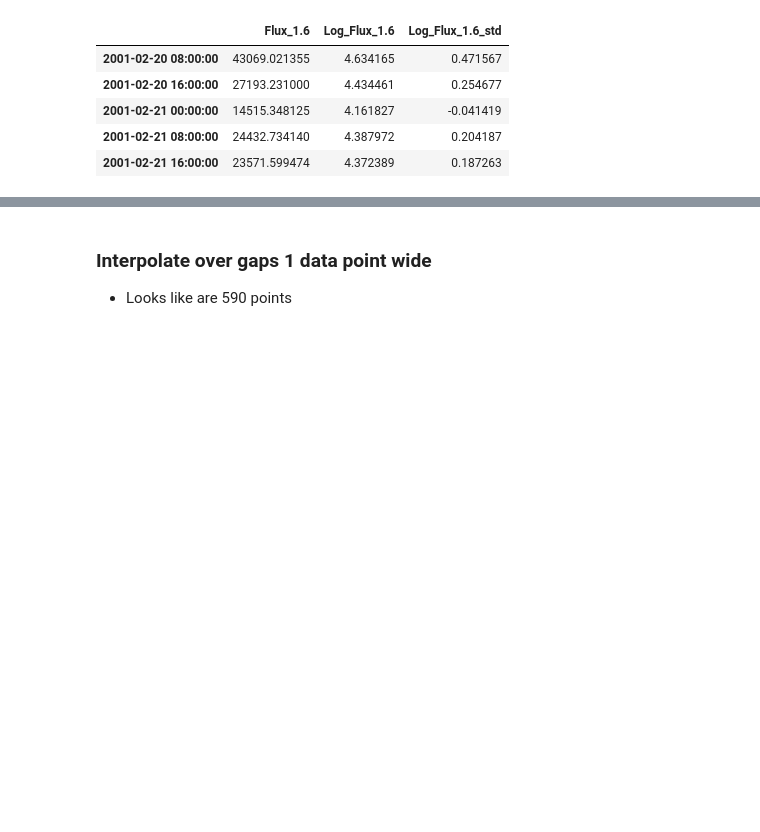
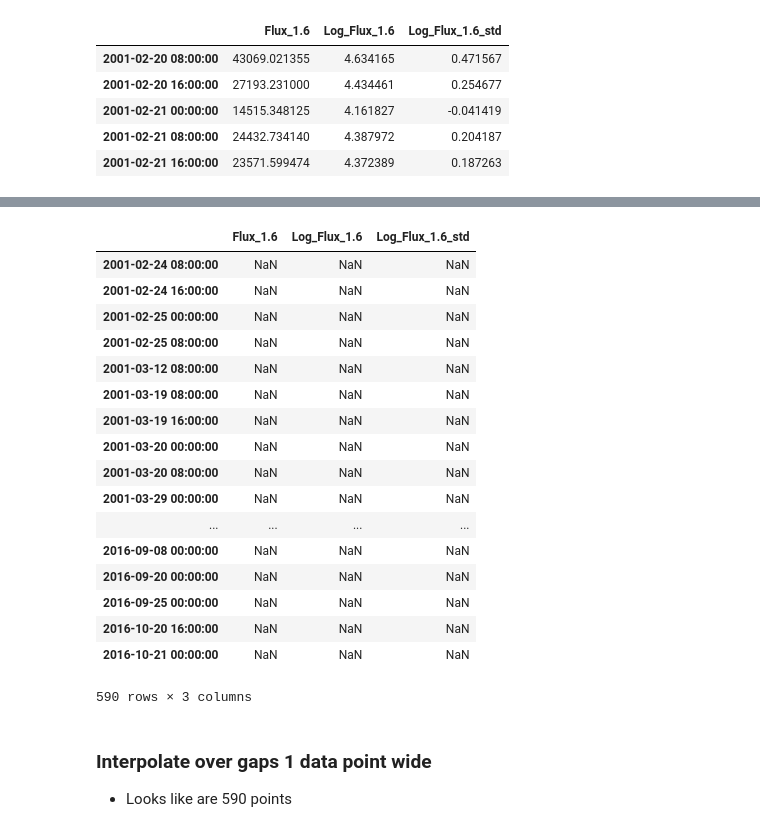
Before and after one commit to balarsen/GPSFluxForecast, a Jupyter notebook: Notebooks/GPS Data Prep and Manip.ipynb, the cells around one changed output, grey strips where cells are left out. Cells and saved outputs as stored; diff of their text form; code cells hidden in the pictures; blank space fills up the shorter version.

```diff
--- a/Notebooks/GPS Data Prep and Manip.ipynb
+++ b/Notebooks/GPS Data Prep and Manip.ipynb
@@ -167,3 +248,24 @@ CXD.head()
+# %%
+CXD.loc[CXD['Log_Flux_1.6_std'].isna()]
+# %% [output]
+|  | Flux_1.6 | Log_Flux_1.6 | Log_Flux_1.6_std |
+| 2001-02-24 08:00:00 | NaN | NaN | NaN |
+| 2001-02-24 16:00:00 | NaN | NaN | NaN |
+| 2001-02-25 00:00:00 | NaN | NaN | NaN |
+| 2001-02-25 08:00:00 | NaN | NaN | NaN |
+| 2001-03-12 08:00:00 | NaN | NaN | NaN |
+| 2001-03-19 08:00:00 | NaN | NaN | NaN |
+| 2001-03-19 16:00:00 | NaN | NaN | NaN |
+| 2001-03-20 00:00:00 | NaN | NaN | NaN |
+| 2001-03-20 08:00:00 | NaN | NaN | NaN |
+| 2001-03-29 00:00:00 | NaN | NaN | NaN |
+| ... | ... | ... | ... |
+| 2016-09-08 00:00:00 | NaN | NaN | NaN |
+| 2016-09-20 00:00:00 | NaN | NaN | NaN |
+| 2016-09-25 00:00:00 | NaN | NaN | NaN |
+| 2016-10-20 16:00:00 | NaN | NaN | NaN |
+| 2016-10-21 00:00:00 | NaN | NaN | NaN |
+590 rows × 3 columns
 # %% [markdown]
 ### Interpolate over gaps 1 data point wide
 * Looks like are 590 points
```
Also changed, not shown: parts of 34 cells of this notebook.
